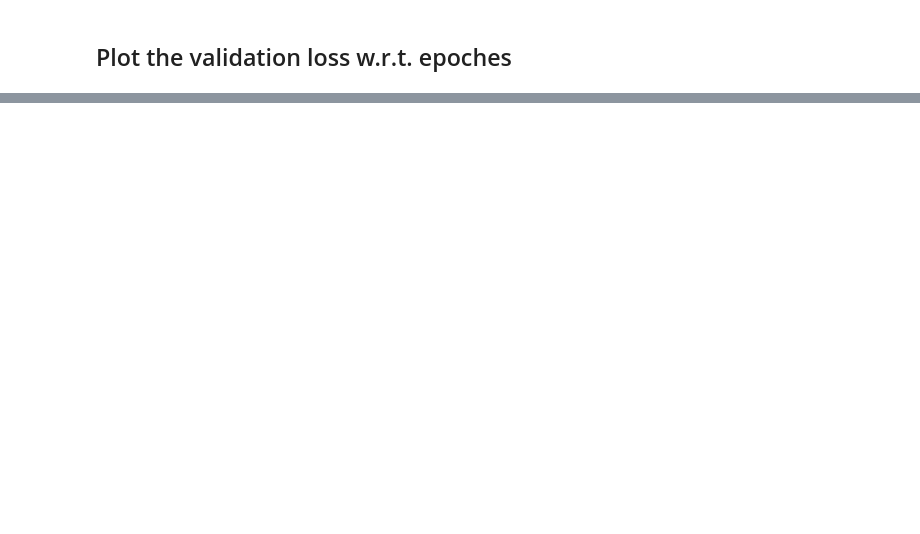
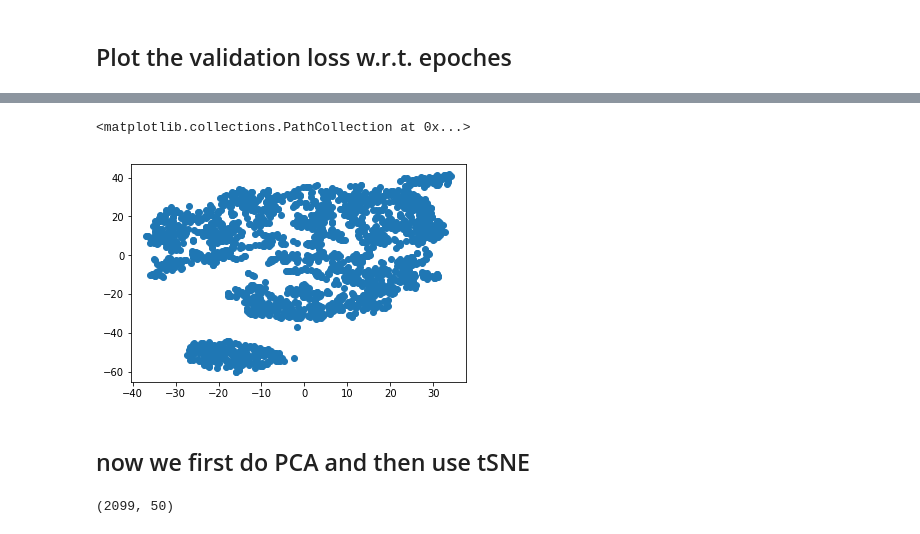
Before and after one commit to watchernyu/judge_embedding, a Jupyter notebook: judge_embedding_prototype.ipynb, the cells around one changed output, grey strips where cells are left out. Saved outputs shown, nothing was run; the diff lists cells and outputs as text; code cells hidden in the pictures; blank space fills up the shorter version.

```diff
--- a/judge_embedding_prototype.ipynb
+++ b/judge_embedding_prototype.ipynb
@@ -623,0 +783,4 @@ plt.plot(np.arange(len(val_losses)),val_losses)
+# %%
+time_start = time.time()
+tsne = TSNE(n_components=2, verbose=1, perplexity=40, n_iter=600)
+tsne_results = tsne.fit_transform(train_emb)
@@ -623,0 +797,7 @@ plt.plot(np.arange(len(val_losses)),val_losses)
+# %%
+plt.scatter(tsne_results[:,0],tsne_results[:,1])
+# %% [output]
+<matplotlib.collections.PathCollection at 0x...>
+[figure, added]
+# %% [markdown]
+## now we first do PCA and then use tSNE
@@ -623,0 +807,4 @@ plt.plot(np.arange(len(val_losses)),val_losses)
+# %%
+pca_result_50.shape
+# %% [output]
+(2099, 50)
```
Also changed, not shown: parts of 36 cells of this notebook, 1 other file.
